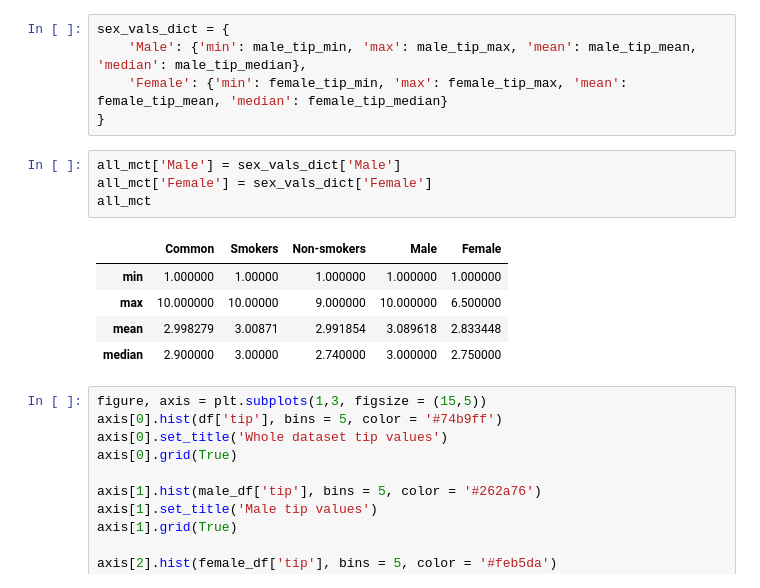
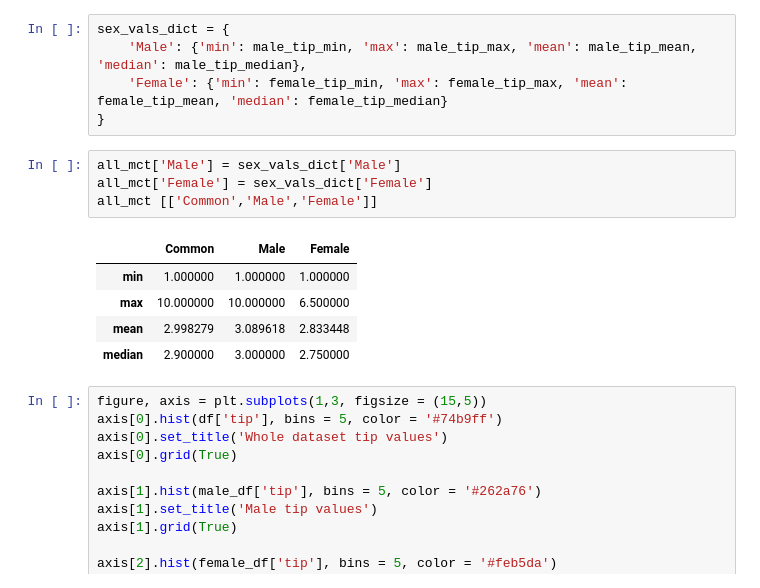
Before and after one commit to JaniceTrang/Python_Restaurant_tip, a Jupyter notebook: 20Sep_Restaurant_tips_analysis.ipynb, the cells around one changed output. Drawn from its saved outputs; the diff is of its cells as text.

```diff
--- a/20Sep_Restaurant_tips_analysis.ipynb
+++ b/20Sep_Restaurant_tips_analysis.ipynb
@@ -452,13 +452,13 @@ sex_vals_dict = {
 # %%
 all_mct['Male'] = sex_vals_dict['Male']
 all_mct['Female'] = sex_vals_dict['Female']
-all_mct
+all_mct [['Common','Male','Female']]
 # %% [output]
-|  | Common | Smokers | Non-smokers | Male | Female |
-| min | 1.000000 | 1.00000 | 1.000000 | 1.000000 | 1.000000 |
-| max | 10.000000 | 10.00000 | 9.000000 | 10.000000 | 6.500000 |
-| mean | 2.998279 | 3.00871 | 2.991854 | 3.089618 | 2.833448 |
-| median | 2.900000 | 3.00000 | 2.740000 | 3.000000 | 2.750000 |
+|  | Common | Male | Female |
+| min | 1.000000 | 1.000000 | 1.000000 |
+| max | 10.000000 | 10.000000 | 6.500000 |
+| mean | 2.998279 | 3.089618 | 2.833448 |
+| median | 2.900000 | 3.000000 | 2.750000 |
 # %%
 figure, axis = plt.subplots(1,3, figsize = (15,5))
 axis[0].hist(df['tip'], bins = 5, color = '#74b9ff')
```
Also changed, not shown: parts of 9 cells of this notebook.
